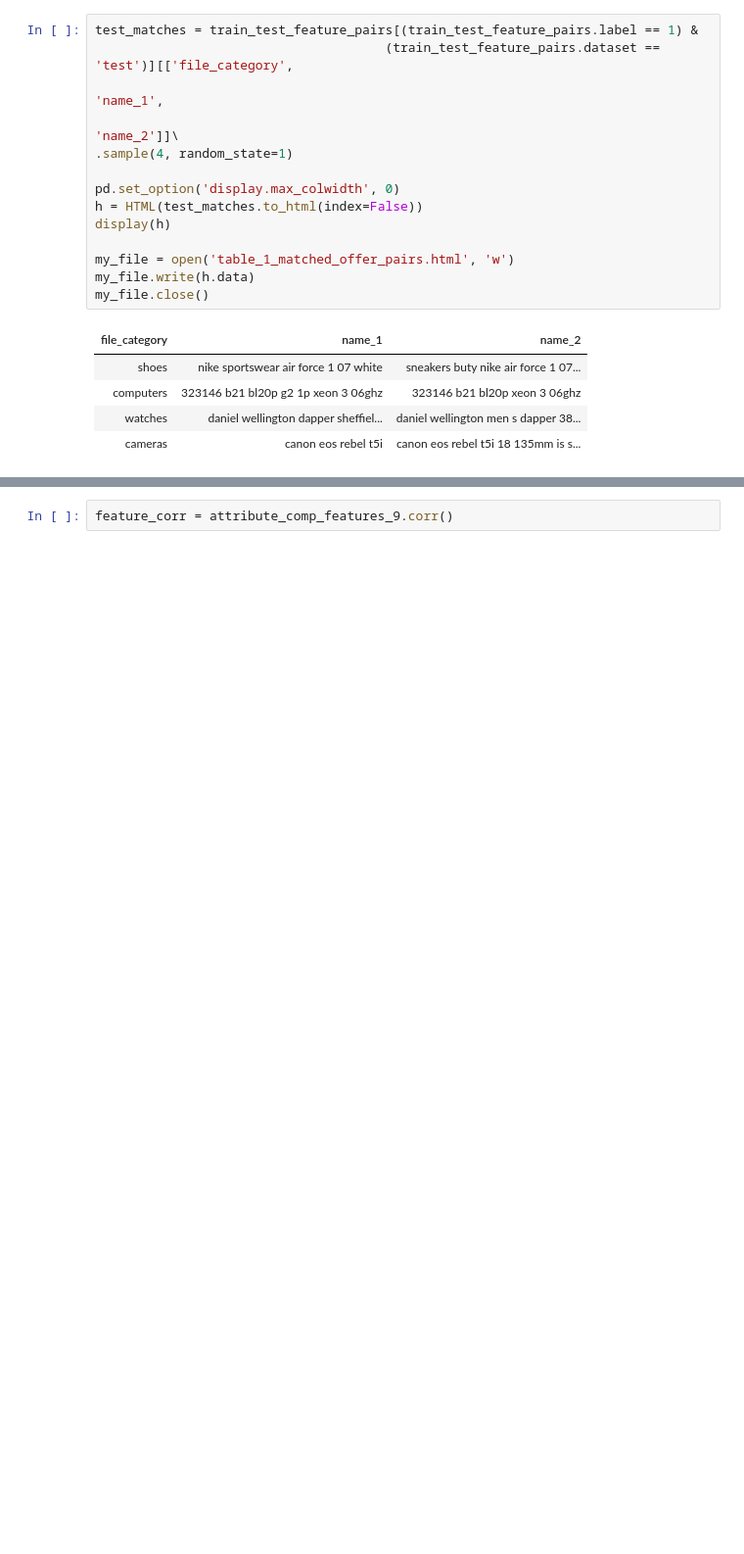
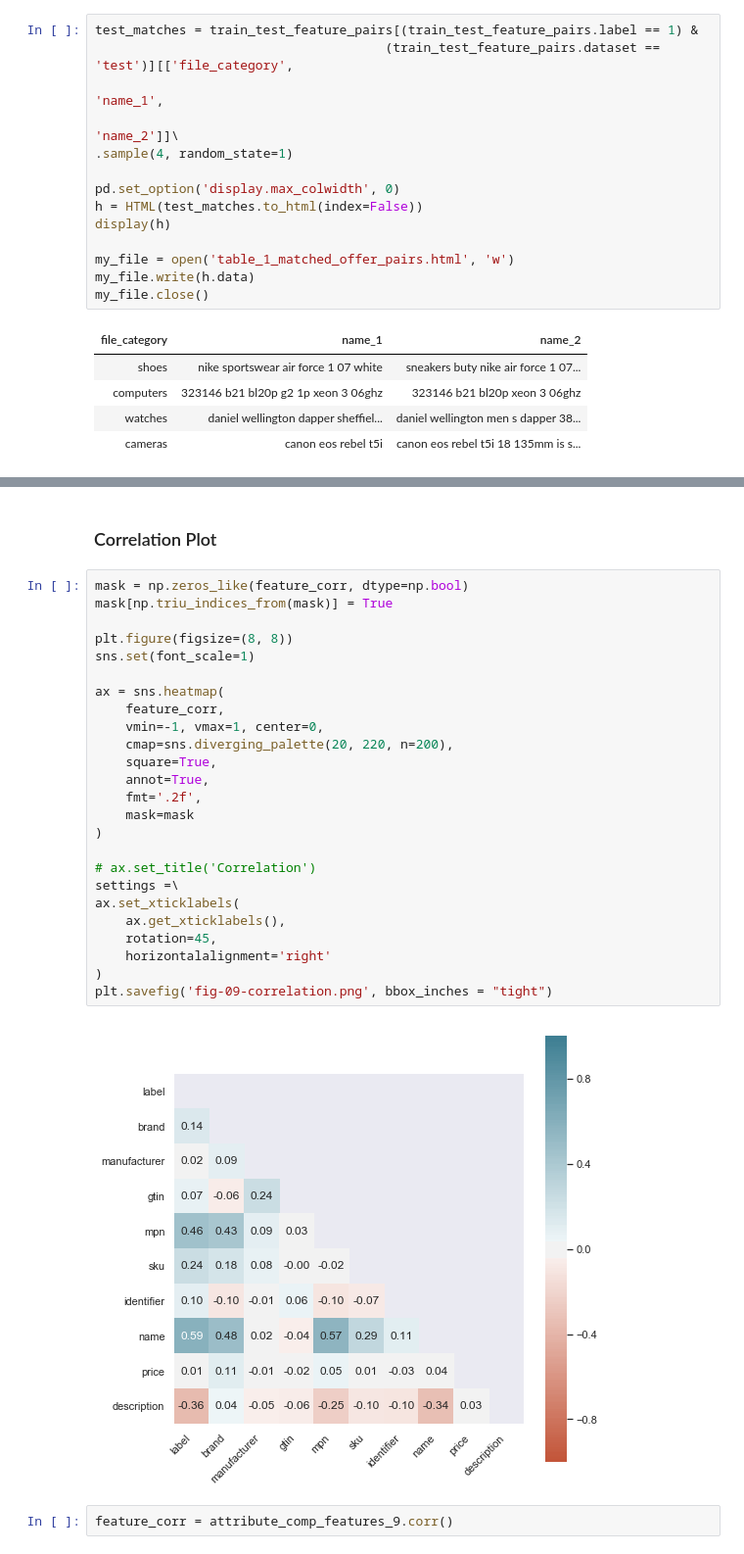
Before and after one commit to kylegilde/Entity-Matching-in-Online-Retail, a Jupyter notebook: Create Plots for Paper.ipynb, the cells around one changed output, grey strips where cells are left out. Shown at 98% size. Cells and saved outputs as stored; diff of their text form; blank space fills up the shorter version.

```diff
--- a/Create Plots for Paper.ipynb
+++ b/Create Plots for Paper.ipynb
@@ -299,3 +322,32 @@ my_file.close()
+# %% [markdown]
+### Correlation Plot
+# %%
+mask = np.zeros_like(feature_corr, dtype=np.bool)
+mask[np.triu_indices_from(mask)] = True
+
+plt.figure(figsize=(8, 8))
+sns.set(font_scale=1)
+
+ax = sns.heatmap(
+    feature_corr,
+    vmin=-1, vmax=1, center=0,
+    cmap=sns.diverging_palette(20, 220, n=200),
+    square=True,
+    annot=True,
+    fmt='.2f',
+    mask=mask
+)
+
+# ax.set_title('Correlation')
+settings =\
+ax.set_xticklabels(
+    ax.get_xticklabels(),
+    rotation=45,
+    horizontalalignment='right'
+)
+plt.savefig('fig-09-correlation.png', bbox_inches = "tight")
+# %% [output]
+[figure, added]
 # %%
 feature_corr = attribute_comp_features_9.corr()
 # %%
```
Also changed, not shown: parts of 3 cells of this notebook, 20 other files.
